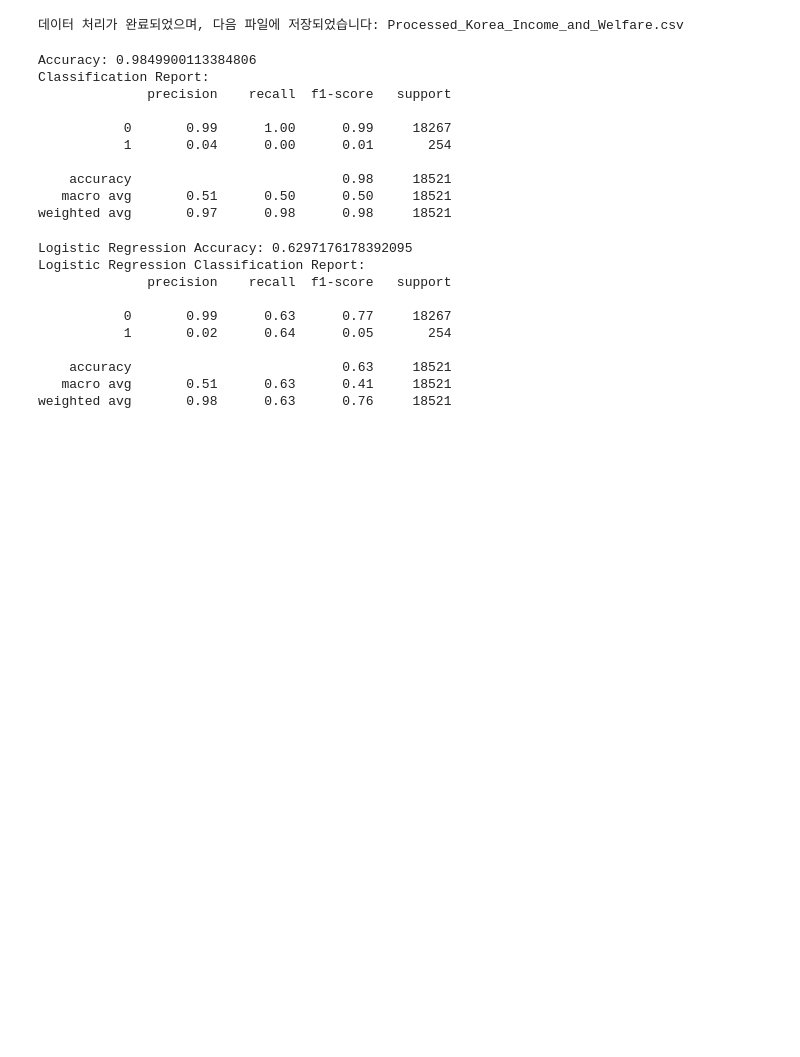
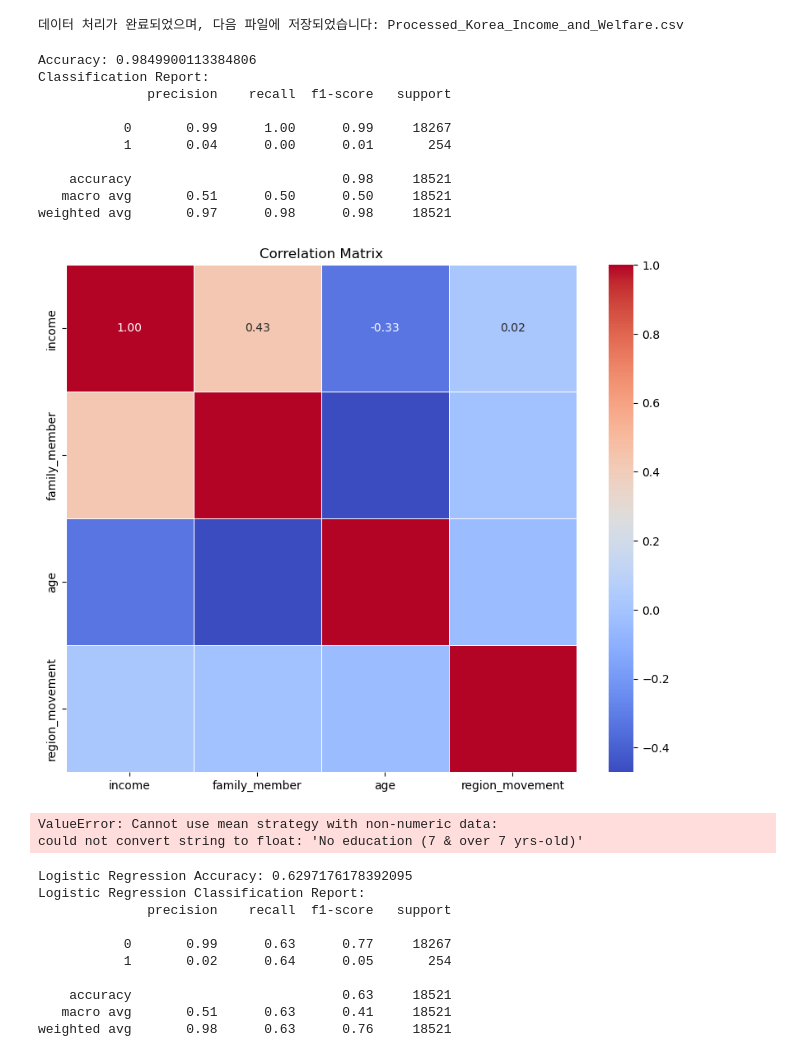
Before and after one commit to Lark6/Data_Sci, a Jupyter notebook: Term.ipynb, the cells around one changed output. Saved outputs shown, nothing was run; the diff lists cells and outputs as text; code cells hidden in the pictures; blank space fills up the shorter version.

```diff
--- a/Term.ipynb
+++ b/Term.ipynb
@@ -224,29 +224,101 @@ weighted avg       0.97      0.98      0.98     18521
 # %%
 import pandas as pd
 import seaborn as sns
 import matplotlib.pyplot as plt
 from sklearn.preprocessing import MinMaxScaler
+from sklearn.model_selection import train_test_split
+from sklearn.linear_model import LogisticRegression
+from sklearn.svm import SVC
+from sklearn.ensemble import GradientBoostingClassifier, RandomForestClassifier
+from sklearn.metrics import accuracy_score, classification_report
+from sklearn.impute import SimpleImputer
+import numpy as np
 
 # 데이터셋 로드
 file_path = 'Processed_Korea_Income_and_Welfare.csv'
 data = pd.read_csv(file_path)
 
 # 수치형 데이터 정규화
 scaler = MinMaxScaler()
 numeric_columns = ['income', 'family_member', 'age']
 data[numeric_columns] = scaler.fit_transform(data[numeric_columns])
 
 # 타겟 변수 설정
 data['region_movement'] = data['region_movement'].apply(lambda x: 1 if pd.notna(x) else 0)
 
-# 상관계수 계산
-correlation_matrix = data.corr()
+# 상관계수 계산 (수치형 데이터만)
+numeric_data = data[numeric_columns + ['region_movement']]
+correlation_matrix = numeric_data.corr()
 
 # 히트맵 시각화
-plt.figure(figsize=(12, 10))
+plt.figure(figsize=(10, 8))
 sns.heatmap(correlation_matrix, annot=True, cmap='coolwarm', fmt='.2f', linewidths=0.5)
 plt.title('Correlation Matrix')
 plt.show()
+
+# NaN 값 처리 (평균으로 채움)
+imputer = SimpleImputer(strategy='mean')
+data = pd.DataFrame(imputer.fit_transform(data), columns=data.columns)
+
+# 데이터 분할
+random_state = 42
+X = data.drop(columns=['id', 'year', 'education_level', 'company_size', 'previous_region', 'region_movement'])
+y = data['region_movement']
+X_train, X_test, y_train, y_test = train_test_split(X, y, test_size=0.2, random_state=random_state)
+
+# 모델 학습 (랜덤 포레스트 예시)
+model = RandomForestClassifier(n_estimators=100, random_state=random_state, class_weight='balanced')
+model.fit(X_train, y_train)
+
+# 이사 확률 예측 함수
+def predict_movement(sample):
+    prob = model.predict_proba(sample)[0][1]  # 이사할 확률
+    return prob
+
+# 이사할 것으로 예측된 샘플에 대한 예상 지역 예측 준비
+# 원본 데이터셋에서 'region_movement'가 1인 샘플만 사용하여 예상 지역 예측 모델 학습
+movement_data = data[data['region_movement'] == 1]
+X_movement = movement_data.drop(columns=['id', 'year', 'education_level', 'company_size', 'previous_region', 'region_movement'])
+y_movement = movement_data[[col for col in data.columns if 'region_' in col]]
+
+# 예상 지역 예측 모델 학습 (예: 랜덤 포레스트)
+region_model = RandomForestClassifier(n_estimators=100, random_state=random_state)
+region_model.fit(X_movement, y_movement)
+
+# 이사 확률과 예상 지역 예측 함수
+def predict_movement_and_region(sample):
+    prob = predict_movement(sample)
+    if prob > 0.5:  # 예: 이사할 확률이 50% 이상인 경우
+        region_probs = region_model.predict_proba(sample)
+        region = y_movement.columns[np.argmax(region_probs)]
+        return prob, region
+    else:
+        return prob, None
+
+# 이사할 확률이 높을 법한 예시 샘플 생성
+example_sample = pd.DataFrame({
+    'income': [0.9],  # 높은 수입
+    'family_member': [0.8],  # 다수의 가족 구성원
+    'age': [0.85],  # 고령
+    'region_Seoul': [1], 'region_Kyeong-gi': [0], 'region_Gang-won & Chung-buk': [0],
+    'region_Kyoung-buk': [0], 'region_Kyoung-nam': [0], 'region_Jeolla & Jeju': [0],
+    'gender_Female': [1], 'gender_Male': [0], 'marriage_0': [0], 'marriage_1': [0], 'marriage_2': [1],
+    'marriage_3': [0], 'marriage_4': [0], 'marriage_5': [0], 'marriage_6': [0], 'marriage_9': [0],
+    'religion_Do not have': [1], 'religion_Have religion': [0]
+}, columns=X_train.columns)  # 피처 이름을 정확히 일치시킴
+
+# 예측 실행
+prob, region = predict_movement_and_region(example_sample)
+
+print(f"이사할 확률: {prob}")
+if region:
+    print(f"예상 이사 지역: {region}")
+else:
+    print("이사하지 않을 것으로 예측됨")
+# %% [output]
+[figure, added]
+ValueError: Cannot use mean strategy with non-numeric data:
+could not convert string to float: 'No education (7 & over 7 yrs-old)'
 # %%
 ## 로지스틱, svm, GradientBoosting
 # %%
```
